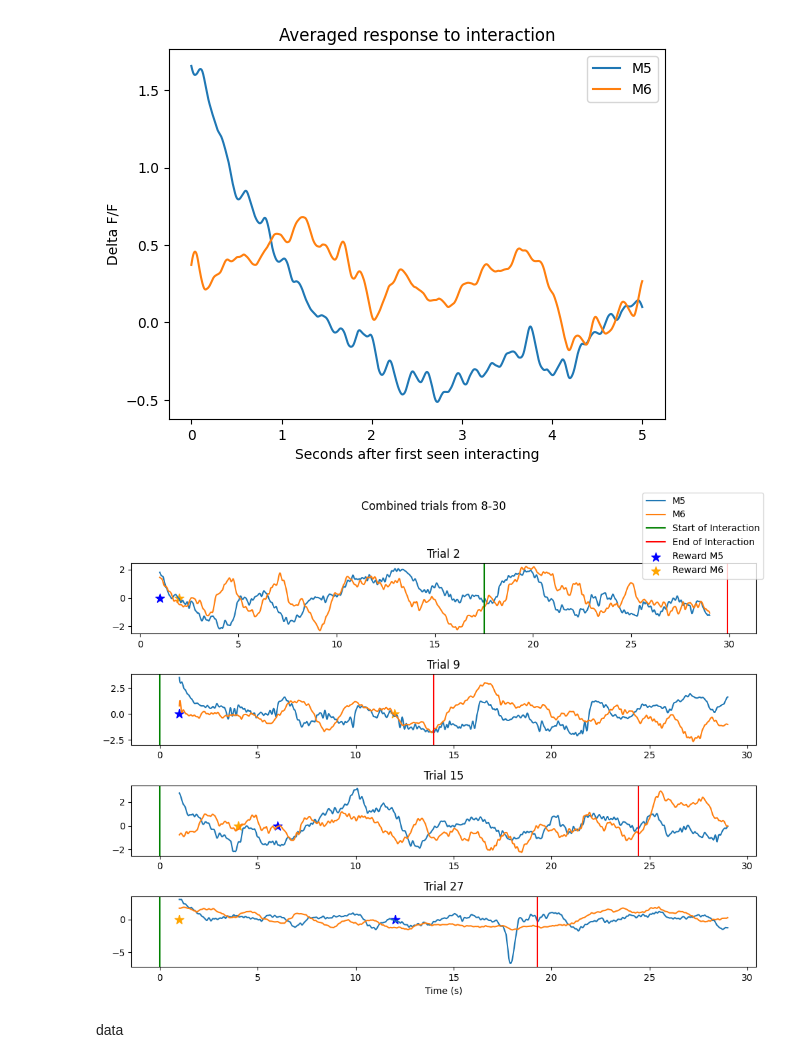
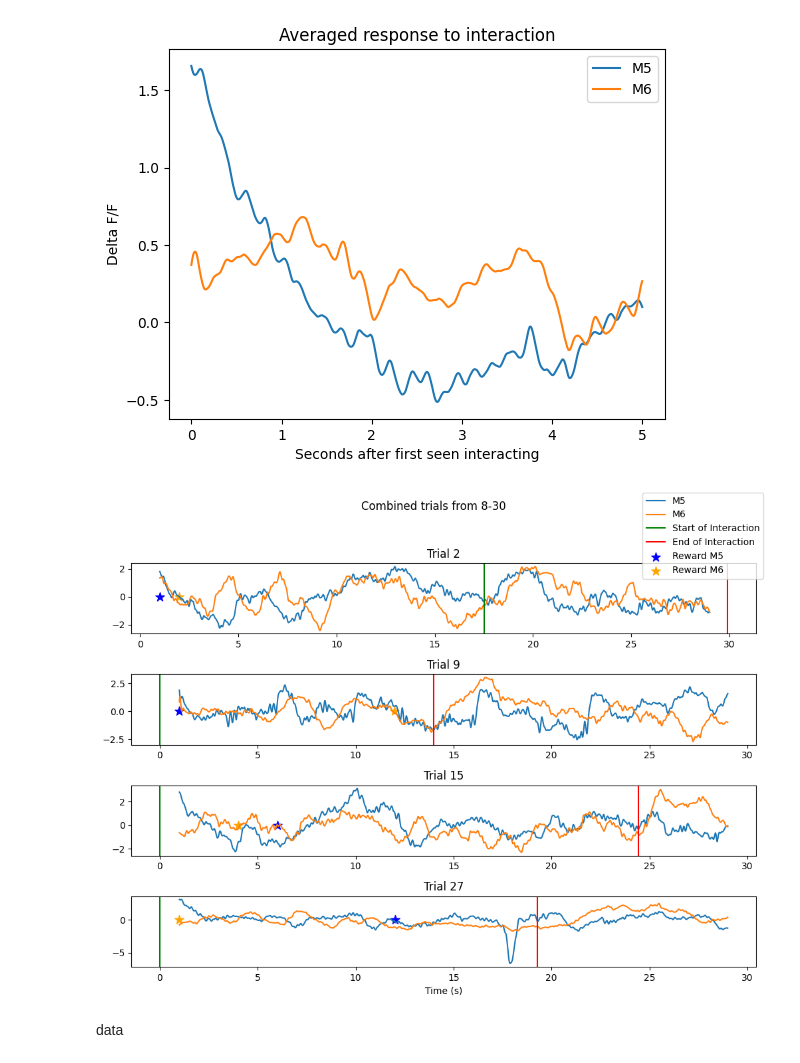
Before and after one commit to Tsuchijo/Interaction_Task_Data_Processing, a Jupyter notebook: src/notebooks/process_photometry.ipynb, the cells around one changed output. Cells and saved outputs as stored; diff of their text form; code cells hidden in the pictures.

```diff
--- a/src/notebooks/process_photometry.ipynb
+++ b/src/notebooks/process_photometry.ipynb
@@ -185,10 +186,8 @@ def get_trial_photometry_data(key, dict):
     return {
         "465A" : stream_to_trials(data_block.streams['_465A'], delta_time, threshold=0.2),
         "405A" : stream_to_trials(data_block.streams['_405A'], delta_time, threshold=0.01),
-        "corrected_A" : stream_to_trials(data_block.streams['_465A'] - data_block.streams['_405A'], delta_time, threshold=0.2),
         '465C' : stream_to_trials(data_block.streams['_465C'], delta_time, threshold=0.2),
         '405C' : stream_to_trials(data_block.streams['_405C'], delta_time, threshold=0.01),
-        'corrected_C' : stream_to_trials(data_block.streams['_465C'] - data_block.streams['_405C'], delta_time, threshold=0.2),
         'fs' : data_block.streams['_465A'].fs
     }
 
@@ -270,7 +269,7 @@ fail_list_465A = []
 fail_list_465C = []
 for key in [key for key in all_photometry_data.keys() if key[-2:] != '_2']:
     print(key)
-    if key == '2023-08-12' or (int(key[-2:]) < 24 and int(key[5:7]) == 8):
+    if key == '2023-08-12' or (int(key[-2:]) < 25 and int(key[5:7]) == 8):
         continue
     data = get_trial_photometry_data(key, all_photometry_data)
     csv = pd.read_csv(all_photometry_data[key]['trial'])
@@ -319,22 +318,6 @@ ax.plot(mean_465C_reward, color='blue')
 ax.set_title('Avg 5 seconds post reward Trials')
 fig.tight_layout()
 plt.show()
-
-# # plot the average of all successful trials
-# fig, ax = plt.subplots(2, 1)
-# # plot the average of all failed trials
-# ax[0].plot(mean_465C_fail, color='blue')
-# ax[0].plot(mean_465A_fail, color='red')
-# # add title
-# ax[0].set_title('Failed Trials')
-# # plot the average of all successful trials
-# ax[1].plot(mean_465C, color='blue')
-# ax[1].plot(mean_465A, color='red')
-# # add title
-# ax[1].set_title('Successful Trials')
-# # add spacing between plots
-# fig.tight_layout()
-# plt.show()
 # %% [output]
 2023-08-29
 read from t=0s to t=22325.31s
@@ -458,0 +413,9 @@ plt.show()
+# %%
+# sort success trial names by correlation
+sorted_trial_tracesA = [x for _, x in sorted(zip(success_correlation, success_list_465A))]
+sorted_trial_tracesC = [x for _, x in sorted(zip(success_correlation, success_list_465C))]
+sorted_trial_names = [x for _, x in sorted(zip(success_correlation, success_trial_names))]
+ind = -5
+plt.plot(sorted_trial_tracesA[ind])
+plt.plot(sorted_trial_tracesC[ind])
+print(sorted_trial_names[ind])
@@ -635,36 +601,44 @@ for key, axs in zip(trial_dict, axes):
     dff405A = deltaFF(data['405A'][ind][fs:-fs], time_series)[0]
     dff465C = deltaFF(data['465C'][ind][fs:-fs], time_series)[0]
     dff405C = deltaFF(data['405C'][ind][fs:-fs], time_series)[0]
-    dff_diffA = dff465A
-    dff_diffC = dff465C
+    dff_diffA = deltaFF(data['465A'][ind][fs:-fs] - data['405A'][ind][fs:-fs], time_series)[0]
+    dff_diffC = deltaFF(data['465C'][ind][fs:-fs] - data['405C'][ind][fs:-fs], time_series)[0]
+    # low pass filter the 405 a and c data at 6hz
+    # create a butterworth filter
+    b, a = signal.butter(3, 6, fs=fs, btype='lowpass')
+    # apply the filter to the data
+    dff405A = signal.filtfilt(b, a, dff405A)
+    dff405C = signal.filtfilt(b, a, dff405C)
+
     reward_time_L = csv['mouse_L_reward_time'][ind]
     reward_time_R = csv['mouse_R_reward_time'][ind]
     # high pass dff_dffC
     line1 = axs.plot(time_series, dff_diffA, label='M5')
     line2 = axs.plot(time_series, dff_diffC, label='M6')
+
     # plot vertical lines
     line3 = axs.axvline(x=start_x, color='g', label='Start of Interaction')
     line4 = axs.axvline(x=end_x, color='r', label='End of Interaction')
     # plot a star at the reward time
     if reward_time_L is not None:
         star1 = axs.scatter(reward_time_L, 0, marker='*', color='b', s=100, label='Reward M5')
 
     if reward_time_R is not None:
         star2 = axs.scatter(reward_time_R, 0, marker='*', color='orange', s=100, label='Reward M6')
     axs.set_title('Trial ' + str(key))
 # add legend to figure
 fig.legend(loc='upper right', handles=[line1[0], line2[0], line3, line4, star1, star2])
 fig.subplots_adjust(hspace=0.5)
 # label x axis time in seconds
 axes[-1].set_xlabel('Time (s)')
 # add title 'M5 only trials'
 fig.suptitle('Combined trials from 8-30')
 # adjust title spacing
 fig.tight_layout(rect=[0, 0.03, 1, 0.95])
 plt.show()
 # save as svg
 fig.savefig(config.PROJECT_ROOT + '/data/media/figures/8-30-combined.svg', format='svg', dpi=1200)
 # %% [output]
-[figure, old version]
+[figure, new version]
 # %% [markdown]
 data
```
Also changed, not shown: parts of 5 cells of this notebook, 16 other files.
